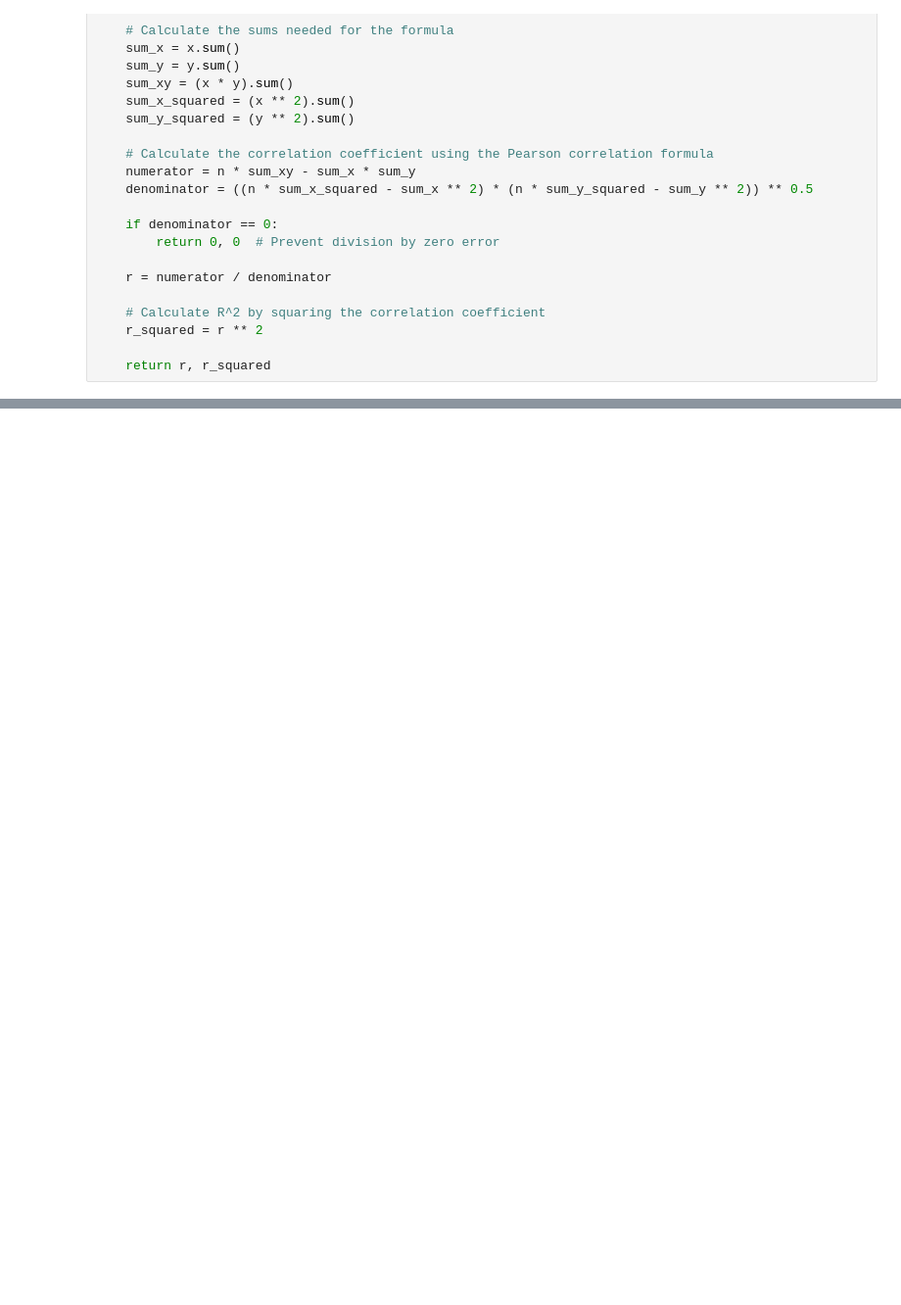
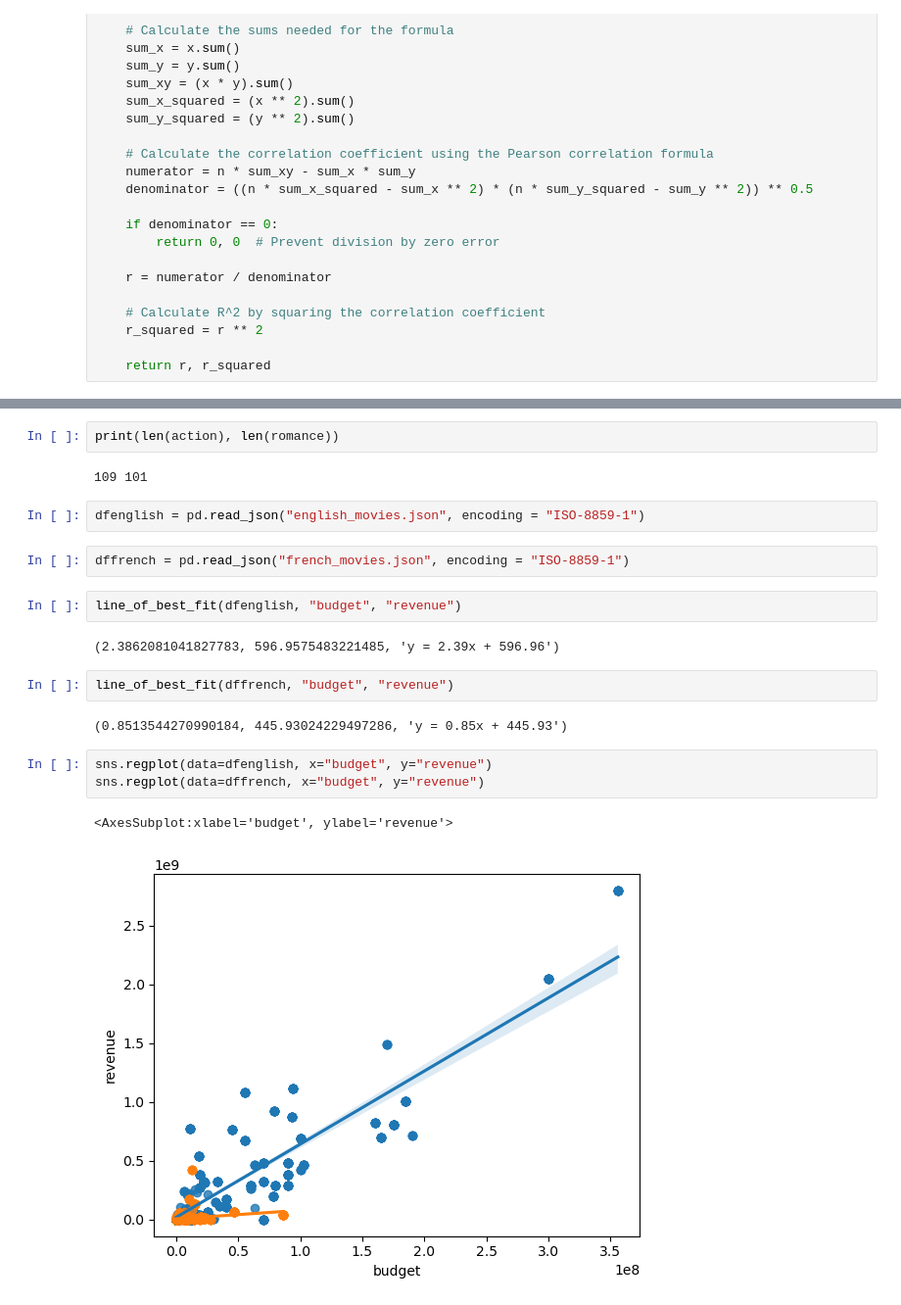
Before and after one commit to budgethp/AI, a Jupyter notebook: Semester 1/Movies/Untitled.ipynb, the cells around one changed output, grey strips where cells are left out. Shown at 98% size. Saved outputs shown, nothing was run; the diff lists cells and outputs as text; blank space fills up the shorter version.

```diff
--- a/Semester 1/Movies/Untitled.ipynb
+++ b/Semester 1/Movies/Untitled.ipynb
@@ -227,0 +268,22 @@ TypeError: ufunc 'sqrt' not supported for the input types, and the inputs could
+# %%
+print(len(action), len(romance))
+# %% [output]
+109 101
+# %%
+dfenglish = pd.read_json("english_movies.json", encoding = "ISO-8859-1")
+# %%
+dffrench = pd.read_json("french_movies.json", encoding = "ISO-8859-1")
+# %%
+line_of_best_fit(dfenglish, "budget", "revenue")
+# %% [output]
+(2.3862081041827783, 596.9575483221485, 'y = 2.39x + 596.96')
+# %%
+line_of_best_fit(dffrench, "budget", "revenue")
+# %% [output]
+(0.8513544270990184, 445.93024229497286, 'y = 0.85x + 445.93')
+# %%
+sns.regplot(data=dfenglish, x="budget", y="revenue")
+sns.regplot(data=dffrench, x="budget", y="revenue")
+# %% [output]
+<AxesSubplot:xlabel='budget', ylabel='revenue'>
+[figure, added]
```
Also changed, not shown: parts of 11 cells of this notebook, 3 other files.
